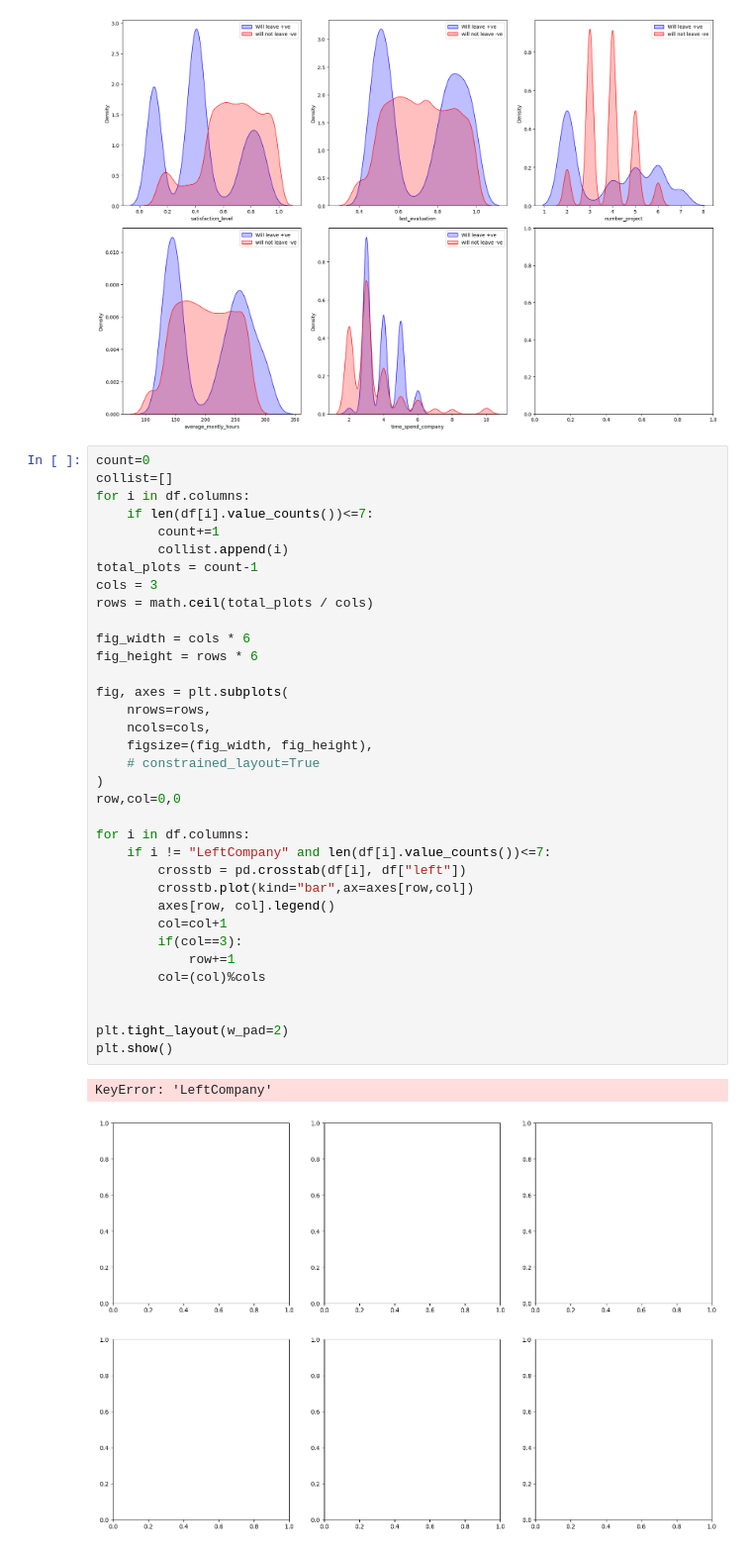
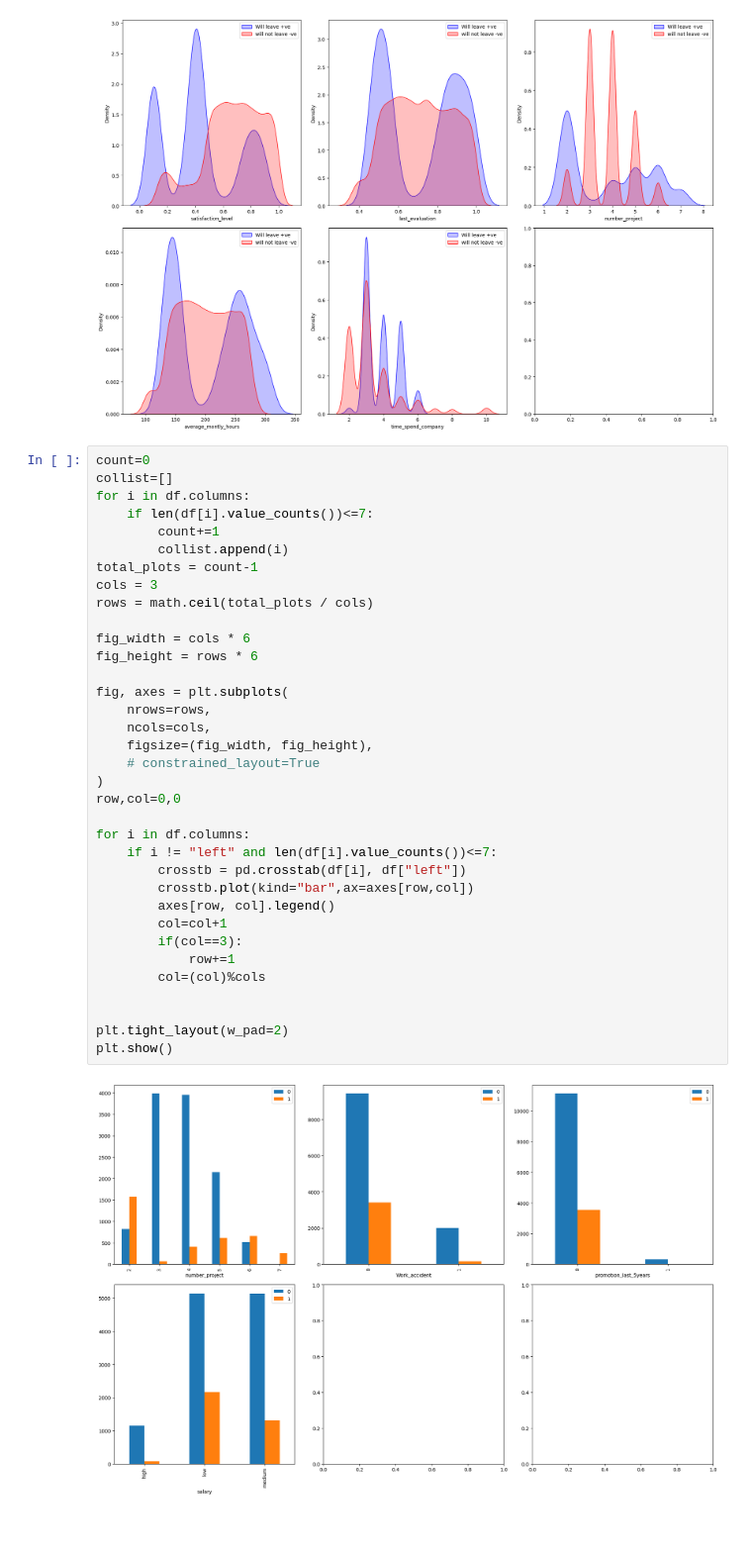
Before and after one commit to Ankitchawla3123/Advance-classification-Practical-, a Jupyter notebook: Assignment1/Employee_dataset3.ipynb, the cells around one changed output. Shown at 99% size. Drawn from its saved outputs; the diff is of its cells as text; blank space fills up the shorter version.

```diff
--- a/Assignment1/Employee_dataset3.ipynb
+++ b/Assignment1/Employee_dataset3.ipynb
@@ -310,33 +310,32 @@ for i in df.columns:
         count+=1
         collist.append(i)
 total_plots = count-1
 cols = 3
 rows = math.ceil(total_plots / cols)
 
 fig_width = cols * 6
 fig_height = rows * 6
 
 fig, axes = plt.subplots(
     nrows=rows,
     ncols=cols,
     figsize=(fig_width, fig_height),
     # constrained_layout=True
 )
 row,col=0,0
 
 for i in df.columns:
-    if i != "LeftCompany" and len(df[i].value_counts())<=7:
+    if i != "left" and len(df[i].value_counts())<=7:
         crosstb = pd.crosstab(df[i], df["left"])
         crosstb.plot(kind="bar",ax=axes[row,col])
         axes[row, col].legend()
         col=col+1
         if(col==3):
             row+=1
         col=(col)%cols
 
 
 plt.tight_layout(w_pad=2)
 plt.show()
 # %% [output]
-KeyError: 'LeftCompany'
-[figure, old version]
+[figure, new version]
```
Also changed, not shown: parts of 6 cells of this notebook, 3 other files.
